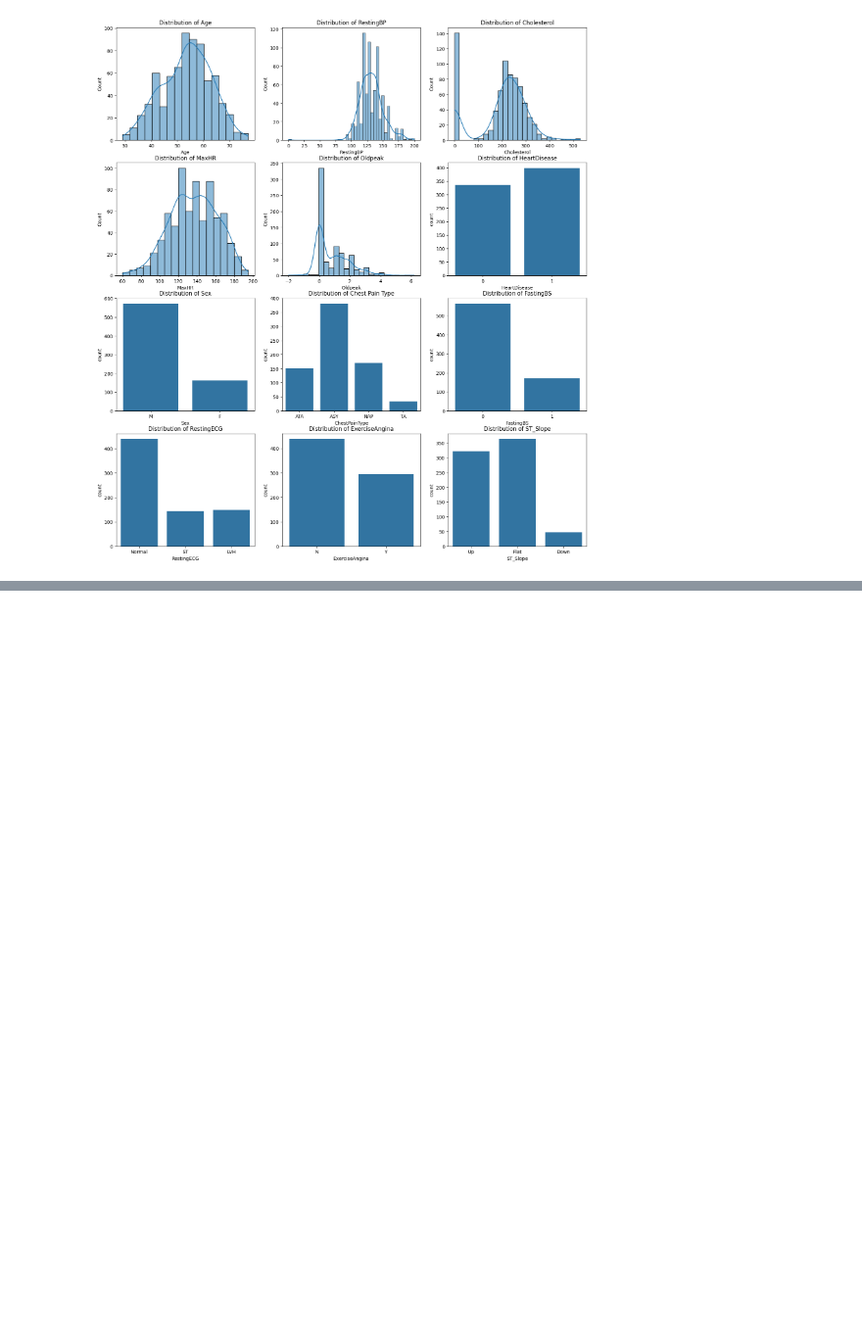
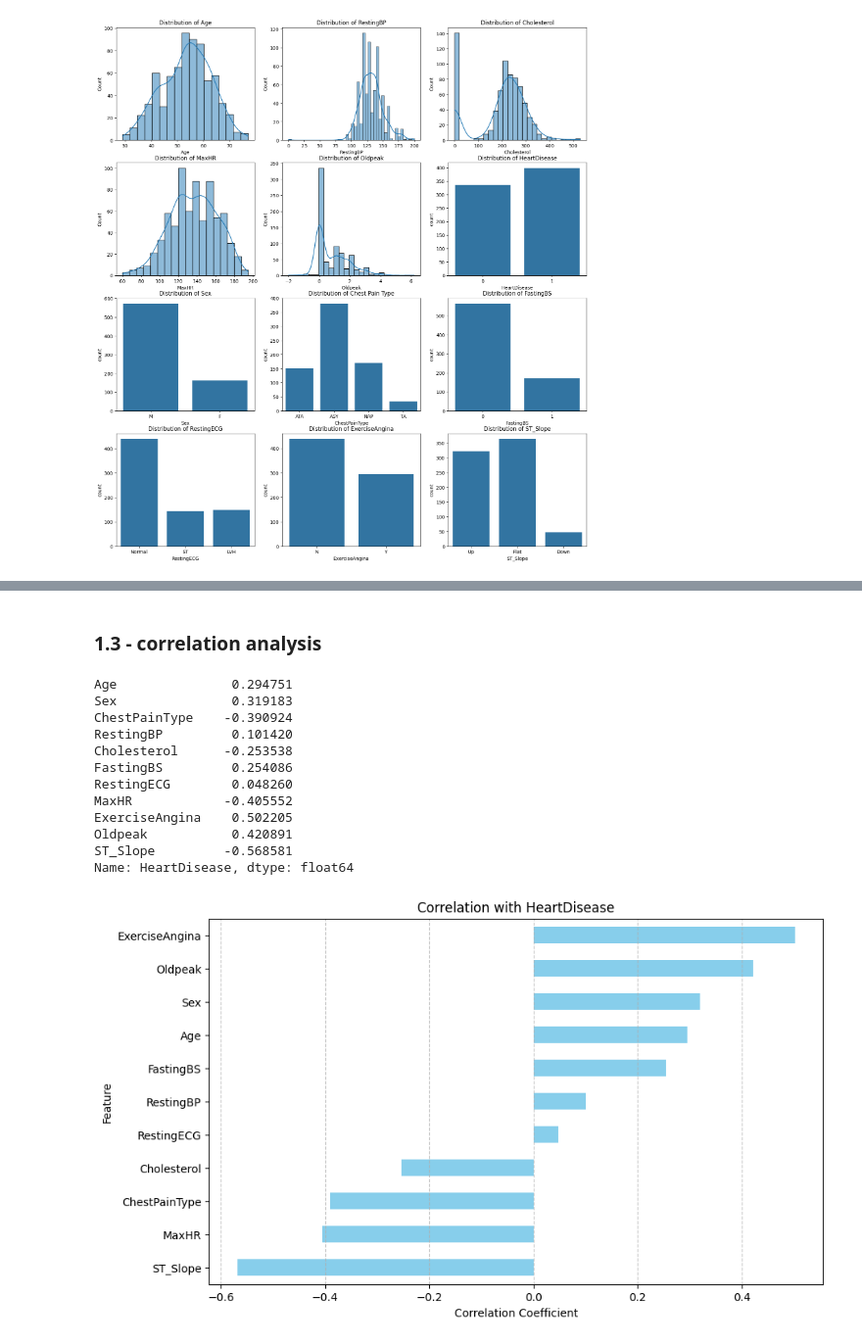
Before and after one commit to nexusfb/ETH-MLxHC-Interpretable-Medical-Data-Classification, a Jupyter notebook: pjt1_pt1.ipynb, the cells around one changed output, grey strips where cells are left out. Shown at 98% size. Drawn from its saved outputs; the diff is of its cells as text; code cells hidden in the pictures; blank space fills up the shorter version.

```diff
--- a/pjt1_pt1.ipynb
+++ b/pjt1_pt1.ipynb
@@ -142,0 +145,38 @@ ValueError: could not convert string to float: 'M'
+# %% [markdown]
+### 1.3 - correlation analysis
+# %%
+# 4 - encode non-numerical categorical features to integers
+label_encoder = LabelEncoder()
+df['Sex'] = label_encoder.fit_transform(df['Sex'])
+df['ChestPainType'] = label_encoder.fit_transform(df['ChestPainType'])
+df['FastingBS'] = label_encoder.fit_transform(df['FastingBS'])
+df['RestingECG'] = label_encoder.fit_transform(df['RestingECG'])
+df['ExerciseAngina'] = label_encoder.fit_transform(df['ExerciseAngina'])
+df['ST_Slope'] = label_encoder.fit_transform(df['ST_Slope'])
+
+# 5 - correlation coefficient analysis
+# numerical version
+correlation = df.corr()['HeartDisease'].drop('HeartDisease')
+display(correlation)
+# plot version
+plt.figure(figsize=(10, 6))
+correlation.sort_values().plot(kind='barh', color='skyblue')
+plt.title('Correlation with HeartDisease')
+plt.xlabel('Correlation Coefficient')
+plt.ylabel('Feature')
+plt.grid(axis='x', linestyle='--', alpha=0.7)
+plt.show()
+# %% [output]
+Age               0.294751
+Sex               0.319183
+ChestPainType    -0.390924
+RestingBP         0.101420
+Cholesterol      -0.253538
+FastingBS         0.254086
+RestingECG        0.048260
+MaxHR            -0.405552
+ExerciseAngina    0.502205
+Oldpeak           0.420891
+ST_Slope         -0.568581
+Name: HeartDisease, dtype: float64
+[figure, added]
```
Also changed, not shown: parts of 9 cells of this notebook.
